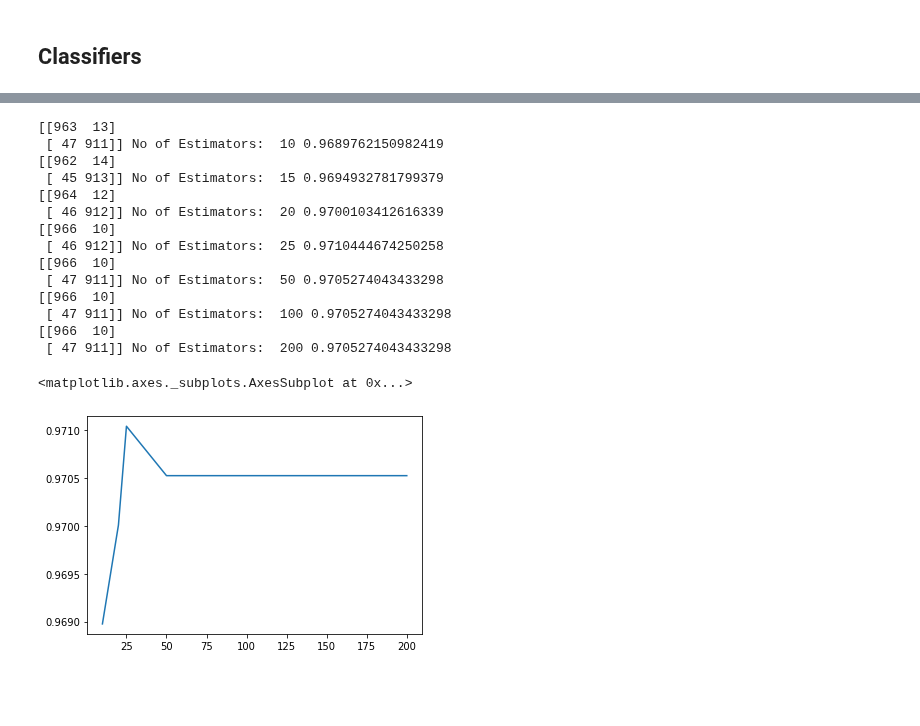
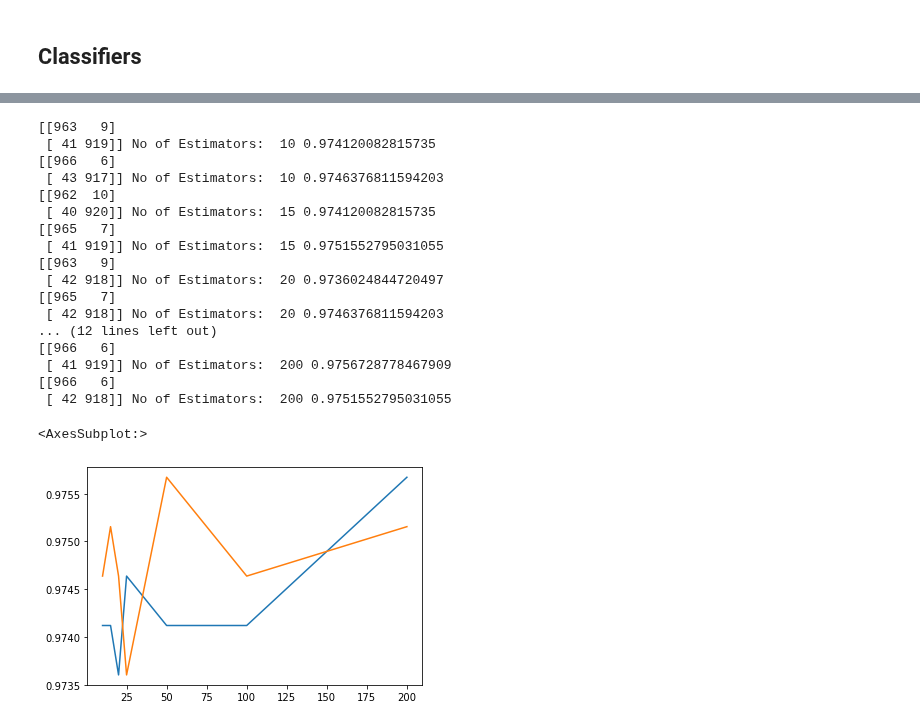
Before and after one commit to vatsalchheda/StrokePrediction, a Jupyter notebook: Stroke.ipynb, the cells around one changed output, grey strips where cells are left out. Cells and saved outputs as stored; diff of their text form; code cells hidden in the pictures; blank space fills up the shorter version.

Commit message:
Added Criterion tuning and removed frontend files

```diff
--- a/Stroke.ipynb
+++ b/Stroke.ipynb
@@ -324,7 +333,7 @@ after : Counter({0: 4861, 1: 4806})
 ### Splitting Dataset
 # %%
 from sklearn.model_selection import train_test_split
-X_train , X_test, Y_train, Y_test = train_test_split(OH_X, Y, test_size = 0.2, random_state = 1)
+X_train , X_test, Y_train, Y_test = train_test_split(OH_X, Y, test_size = 0.2, random_state = 0,stratify=Y)
 # %% [markdown]
 ### Feature Scaling
 # %%
@@ -353,7 +366,7 @@ X_train.iloc[:,0:5]
 # %%
 from sklearn.preprocessing import StandardScaler
 sc = StandardScaler()
-X_train.iloc[:,0:5] = sc.fit_transform(X_train.iloc[:,0:5])
-X_test.iloc[:,0:5] = sc.transform(X_test.iloc[:,0:5])
+X_train = sc.fit_transform(X_train)
+X_test = sc.transform(X_test)
 print(X_train,X_test)
 # %% [output]
@@ -393,13 +411,20 @@ from sklearn.tree import DecisionTreeClassifier
 from sklearn.metrics import accuracy_score,mean_absolute_error,confusion_matrix
 nodes = [10,25,50,100,300]
 accuracy =[]
+accuracy1 =[]
 for node in nodes:
-    model = DecisionTreeClassifier(random_state=1,max_leaf_nodes=node)
-    model.fit(X_train,Y_train)
-    preds = model.predict(X_test)
-    accs = accuracy_score(Y_test,preds.round())
-    accuracy.append(accs)
-    print(confusion_matrix(Y_test,preds.round()),'Nodes: ', node,accs)
+    criterion = ['entropy','gini']
+    for criteria in criterion:
+        model = DecisionTreeClassifier(random_state=1,max_leaf_nodes=node)
+        model.fit(X_train,Y_train)
+        preds = model.predict(X_test)
+        accs = accuracy_score(Y_test,preds)
+        if criteria == 'entropy':
+            accuracy.append(accs)
+        else:
+            accuracy1.append(accs)
+        print(confusion_matrix(Y_test,preds),'Nodes: ', node,accs)
 # print(accuracy)
 sns.lineplot(x=nodes,y=accuracy)
+sns.lineplot(x=nodes,y=accuracy1)
 # %% [output]
@@ -418,31 +453,41 @@ sns.lineplot(x=nodes,y=accuracy)
 # %%
 from sklearn.ensemble import RandomForestClassifier
 from sklearn.metrics import accuracy_score,mean_absolute_error
 nodes = [10,15,20,25,50,100,200]
 accuracy =[]
+accuracy1 =[]
 for node in nodes:
-    model = RandomForestClassifier(criterion = 'entropy', random_state=0, n_estimators=node)
-    model.fit(X_train,Y_train.values.ravel())
-    preds = model.predict(X_test)
-    accs = accuracy_score(Y_test,preds.round())
-    accuracy.append(accs)
-    print(confusion_matrix(Y_test,preds.round()),'No of Estimators: ', node,accs)
+    criterion = ['entropy','gini']
+    for criteria in criterion:
+        random_model = RandomForestClassifier(criterion = criteria, random_state=0, n_estimators=node)
+        random_model.fit(X_train,Y_train)
+        preds = random_model.predict(X_test)
+        accs = accuracy_score(Y_test,preds)
+        if criteria == 'entropy':
+            accuracy.append(accs)
+        else:
+            accuracy1.append(accs)
+        print(confusion_matrix(Y_test,preds),'No of Estimators: ', node,accs)
 
 sns.lineplot(x=nodes,y=accuracy)
+sns.lineplot(x=nodes,y=accuracy1)
 # %% [output]
-[[963  13]
- [ 47 911]] No of Estimators:  10 0.9689762150982419
-[[962  14]
- [ 45 913]] No of Estimators:  15 0.9694932781799379
-[[964  12]
- [ 46 912]] No of Estimators:  20 0.9700103412616339
-[[966  10]
- [ 46 912]] No of Estimators:  25 0.9710444674250258
-[[966  10]
- [ 47 911]] No of Estimators:  50 0.9705274043433298
-[[966  10]
- [ 47 911]] No of Estimators:  100 0.9705274043433298
-[[966  10]
- [ 47 911]] No of Estimators:  200 0.9705274043433298
+[[963   9]
+ [ 41 919]] No of Estimators:  10 0.974120082815735
+[[966   6]
+ [ 43 917]] No of Estimators:  10 0.9746376811594203
+[[962  10]
+ [ 40 920]] No of Estimators:  15 0.974120082815735
+[[965   7]
+ [ 41 919]] No of Estimators:  15 0.9751552795031055
+[[963   9]
+ [ 42 918]] No of Estimators:  20 0.9736024844720497
+[[965   7]
+ [ 42 918]] No of Estimators:  20 0.9746376811594203
+... (12 lines left out)
+[[966   6]
+ [ 41 919]] No of Estimators:  200 0.9756728778467909
+[[966   6]
+ [ 42 918]] No of Estimators:  200 0.9751552795031055
-<matplotlib.axes._subplots.AxesSubplot at 0x...>
+<AxesSubplot:>
-[figure, old version]
+[figure, new version]
```
Also changed, not shown: parts of 26 cells of this notebook, 24 other files.
